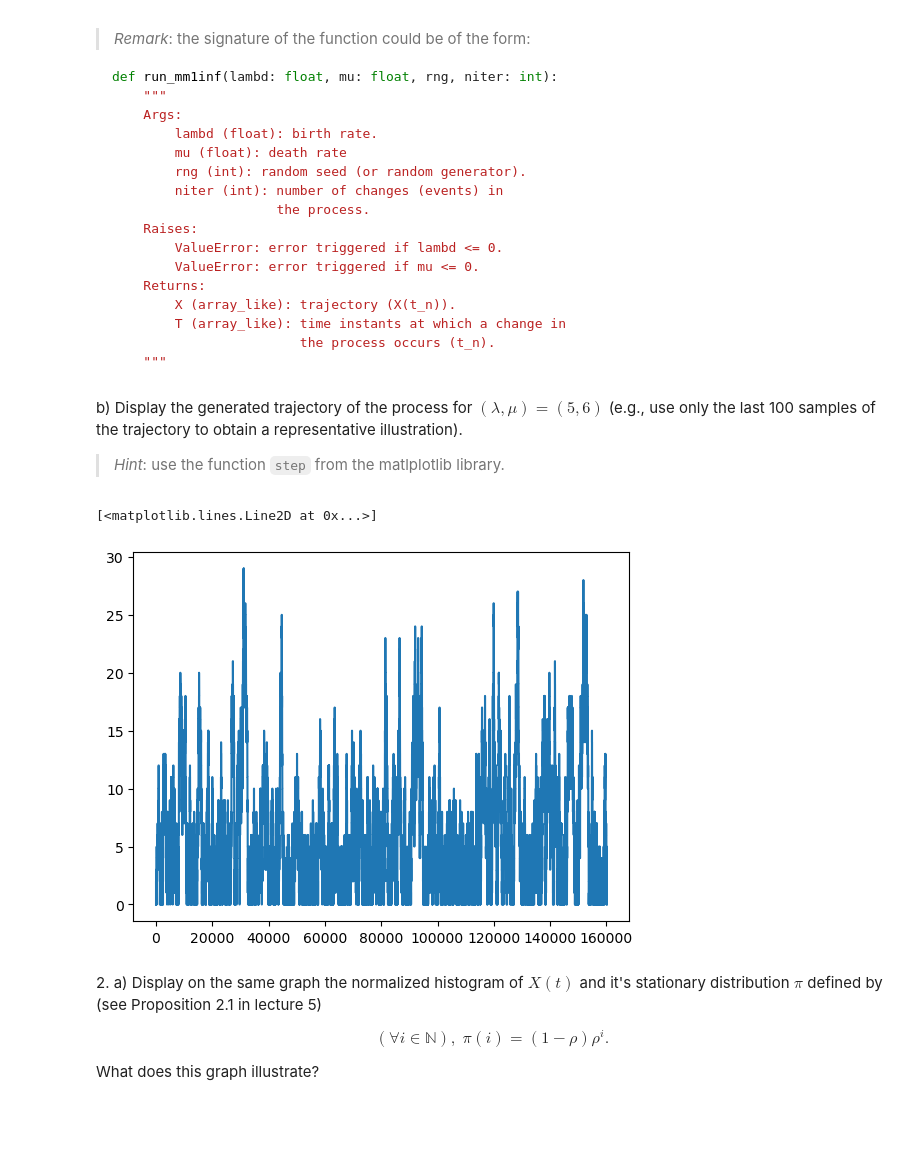
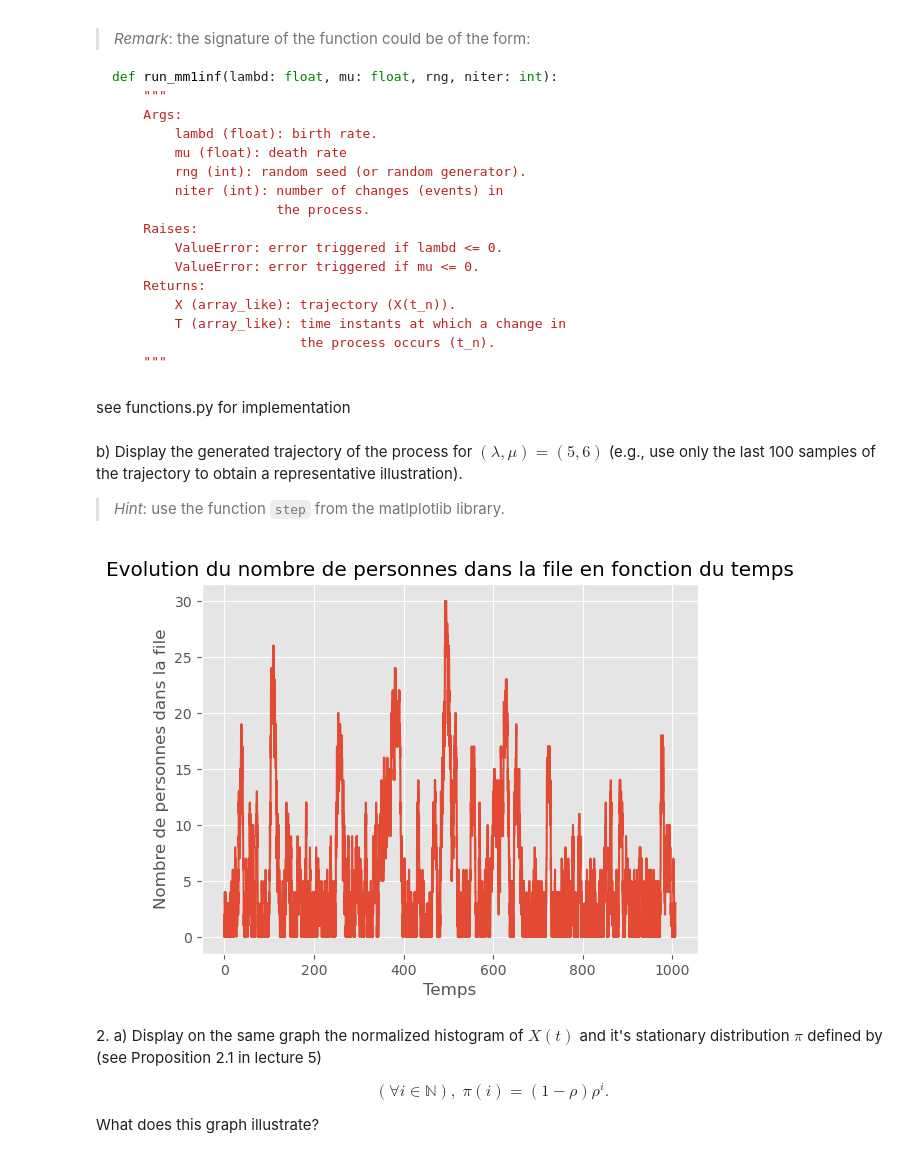
Before and after one commit to VictorNiaussat/MarkovChain, a Jupyter notebook: lab2_markov_students/lab2_notebook.ipynb, the cells around one changed output. Drawn from its saved outputs; the diff is of its cells as text; code cells hidden in the pictures; blank space fills up the shorter version.

````diff
--- a/lab2_markov_students/lab2_notebook.ipynb
+++ b/lab2_markov_students/lab2_notebook.ipynb
@@ -92,45 +96,26 @@ def run_mm1inf(lambd: float, mu: float, rng, niter: int):
                         the process occurs (t_n).
     """
 ```
-# %%
-def run_mm1inf(lambd: float, mu: float, rng, niter: int):
-    assert lambd>0
-    assert mu >0
-    nb_personne = 0
-
-    T,X=[0],[nb_personne]
-
-
-
-    for i in range(niter):
-        if X[-1] == 0:
-            T.append(T[-1]+rng.exponential(lambd))
-            X.append(X[-1]+1)
-        else:
-            Tb = rng.exponential(lambd)
-            Td = rng.exponential(mu)
-            if Tb>Td :
-                T.append(T[-1]+Tb)
-                X.append(X[-1]+1)
-            else:
-                T.append(T[-1]+Td)
-                X.append(X[-1]-1)
-    return(np.array(X),np.array(T))
+# %% [markdown]
+see functions.py for implementation
 # %% [markdown]
 b) Display the generated trajectory of the process for $(\lambda,\mu) = (5, 6)$ (e.g., use only the last 100 samples of the trajectory to obtain a representative illustration).
 
 > *Hint*: use the function `step` from the matlplotlib library.
 # %%
+#Paramètres  :
 lambd_mm1inf = 5
 mu_mm1inf = 6
 rng = np.random.default_rng(12)
 rho_mm1inf = lambd_mm1inf/mu_mm1inf
-
-X_mm1inf,T_mm1inf = run_mm1inf(lambd_mm1inf, mu_mm1inf, rng, niter=20000)
-plt.step(T_mm1inf,X_mm1inf)
+niter=10000
-# %% [output]
-[<matplotlib.lines.Line2D at 0x...>]
-[figure, removed]
+# %%
+X_mm1inf,T_mm1inf = run_mm1inf(lambd_mm1inf, mu_mm1inf, rng, niter=niter)
+# %%
+# Simulation
+draw_queue(X=X_mm1inf,T=T_mm1inf)
+# %% [output]
+[figure, added]
 # %% [markdown]
 2\. a) Display on the same graph the normalized histogram of $X(t)$ and it's stationary distribution $\pi$ defined by (see Proposition 2.1 in lecture 5)
 
````
Also changed, not shown: parts of 16 cells of this notebook, 1 other file.
